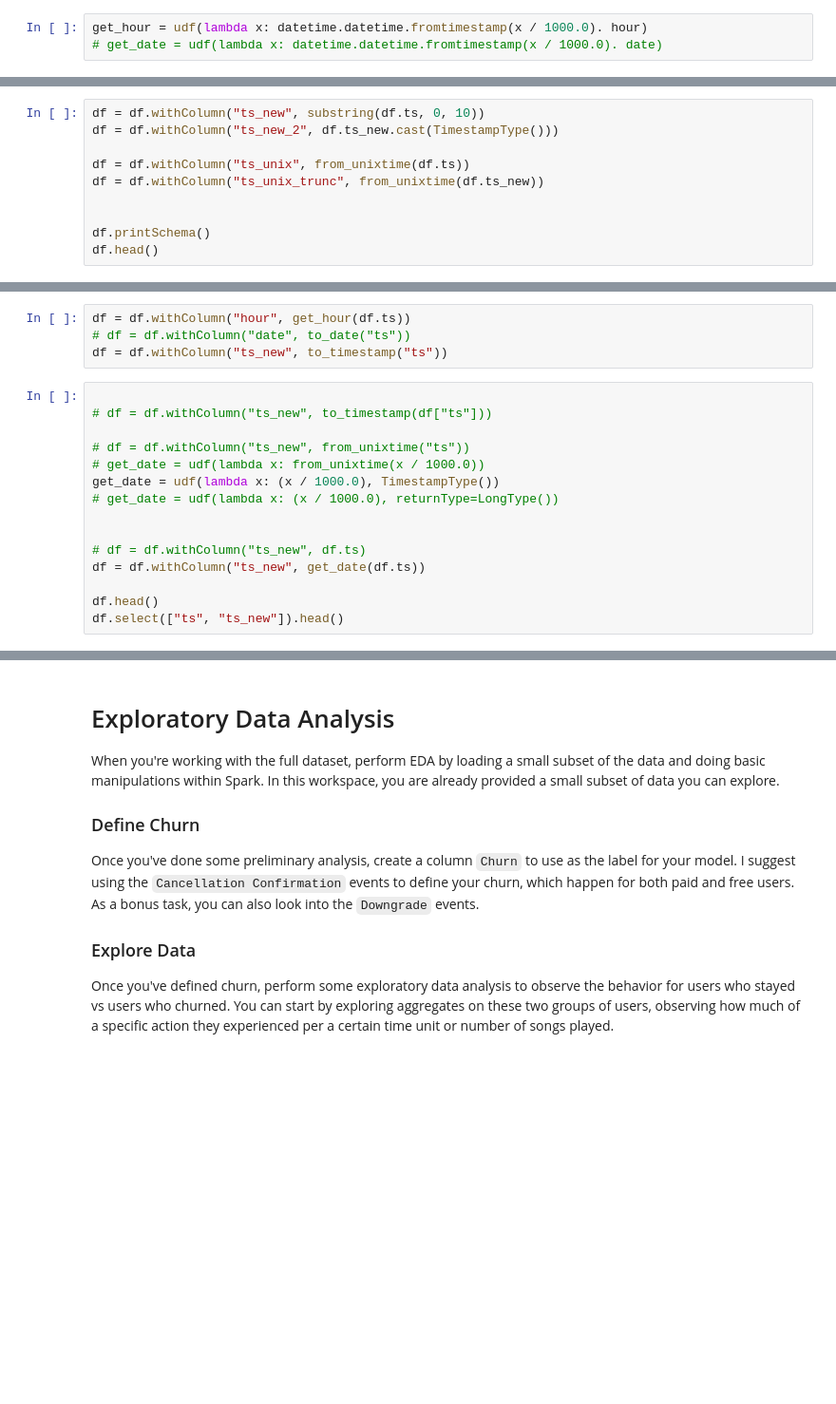
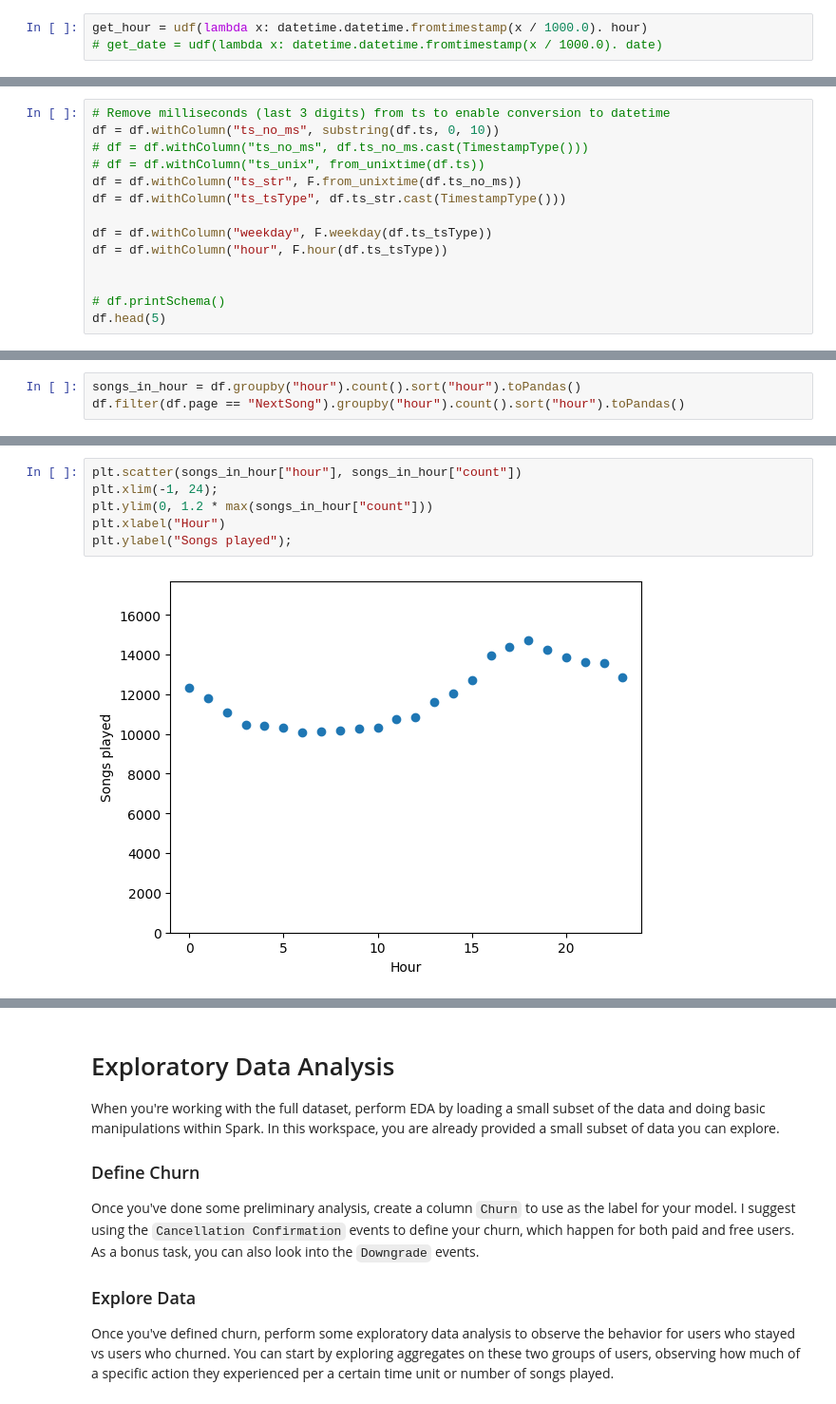
Before and after one commit to ben-sas/sparkify, a Jupyter notebook: Sparkify.ipynb, the cells around one changed output, grey strips where cells are left out. Shown at 95% size. Cells and saved outputs as stored; diff of their text form; blank space fills up the shorter version.

```diff
--- a/Sparkify.ipynb
+++ b/Sparkify.ipynb
@@ -152,11 +153,15 @@ root
 # %%
-df = df.withColumn("ts_new", substring(df.ts, 0, 10))
-df = df.withColumn("ts_new_2", df.ts_new.cast(TimestampType()))
+# Remove milliseconds (last 3 digits) from ts to enable conversion to datetime
+df = df.withColumn("ts_no_ms", substring(df.ts, 0, 10))
+# df = df.withColumn("ts_no_ms", df.ts_no_ms.cast(TimestampType()))
+# df = df.withColumn("ts_unix", from_unixtime(df.ts))
+df = df.withColumn("ts_str", F.from_unixtime(df.ts_no_ms))
+df = df.withColumn("ts_tsType", df.ts_str.cast(TimestampType()))
 
-df = df.withColumn("ts_unix", from_unixtime(df.ts))
-df = df.withColumn("ts_unix_trunc", from_unixtime(df.ts_new))
+df = df.withColumn("weekday", F.weekday(df.ts_tsType))
+df = df.withColumn("hour", F.hour(df.ts_tsType))
 
 
-df.printSchema()
-df.head()
+# df.printSchema()
+df.head(5)
 # %% [output]
@@ -194,19 +172,0 @@ df.select("ts").dropDuplicates().sort("ts", ascending=False).take(10)
-# %%
-df = df.withColumn("hour", get_hour(df.ts))
-# df = df.withColumn("date", to_date("ts"))
-df = df.withColumn("ts_new", to_timestamp("ts"))
-# %%
-
-# df = df.withColumn("ts_new", to_timestamp(df["ts"]))
-
-# df = df.withColumn("ts_new", from_unixtime("ts"))
-# get_date = udf(lambda x: from_unixtime(x / 1000.0))
-get_date = udf(lambda x: (x / 1000.0), TimestampType())
-# get_date = udf(lambda x: (x / 1000.0), returnType=LongType())
-
-
-# df = df.withColumn("ts_new", df.ts)
-df = df.withColumn("ts_new", get_date(df.ts))
-
-df.head()
-df.select(["ts", "ts_new"]).head()
@@ -223,0 +173,3 @@ Row(artist='Martha Tilston', auth='Logged In', firstName='Colin', gender='M', it
+# %%
+songs_in_hour = df.groupby("hour").count().sort("hour").toPandas()
+df.filter(df.page == "NextSong").groupby("hour").count().sort("hour").toPandas()
@@ -223,0 +194,8 @@ Row(artist='Martha Tilston', auth='Logged In', firstName='Colin', gender='M', it
+# %%
+plt.scatter(songs_in_hour["hour"], songs_in_hour["count"])
+plt.xlim(-1, 24);
+plt.ylim(0, 1.2 * max(songs_in_hour["count"]))
+plt.xlabel("Hour")
+plt.ylabel("Songs played");
+# %% [output]
+[figure, added]
```
Also changed, not shown: parts of 17 cells of this notebook.
